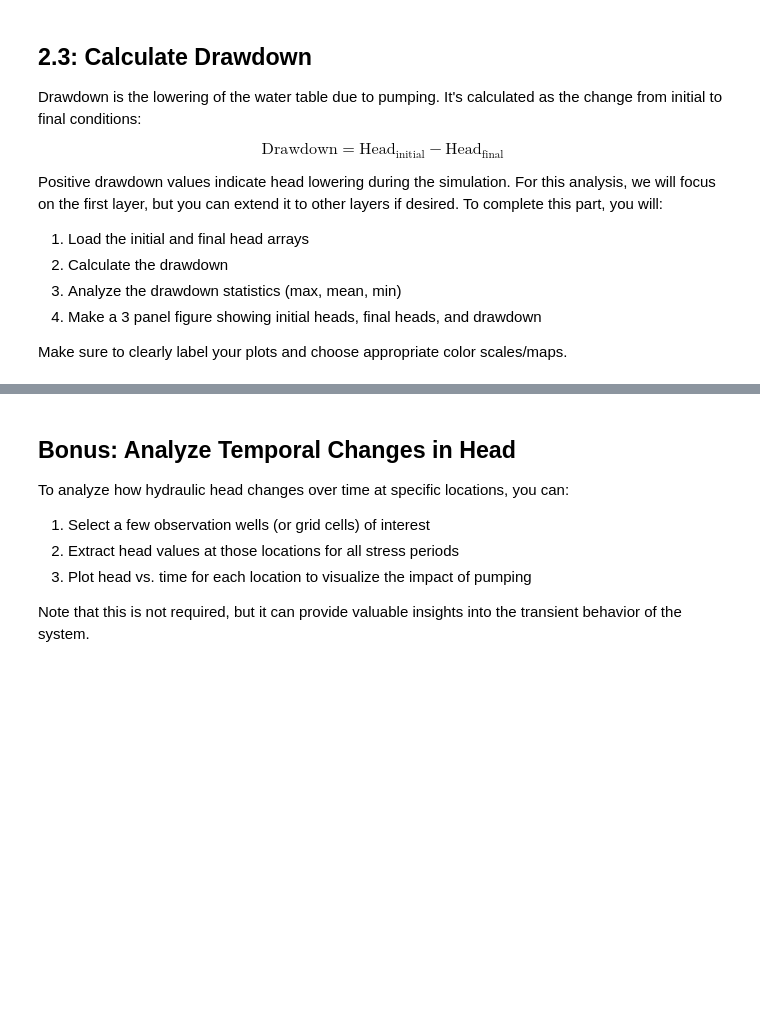
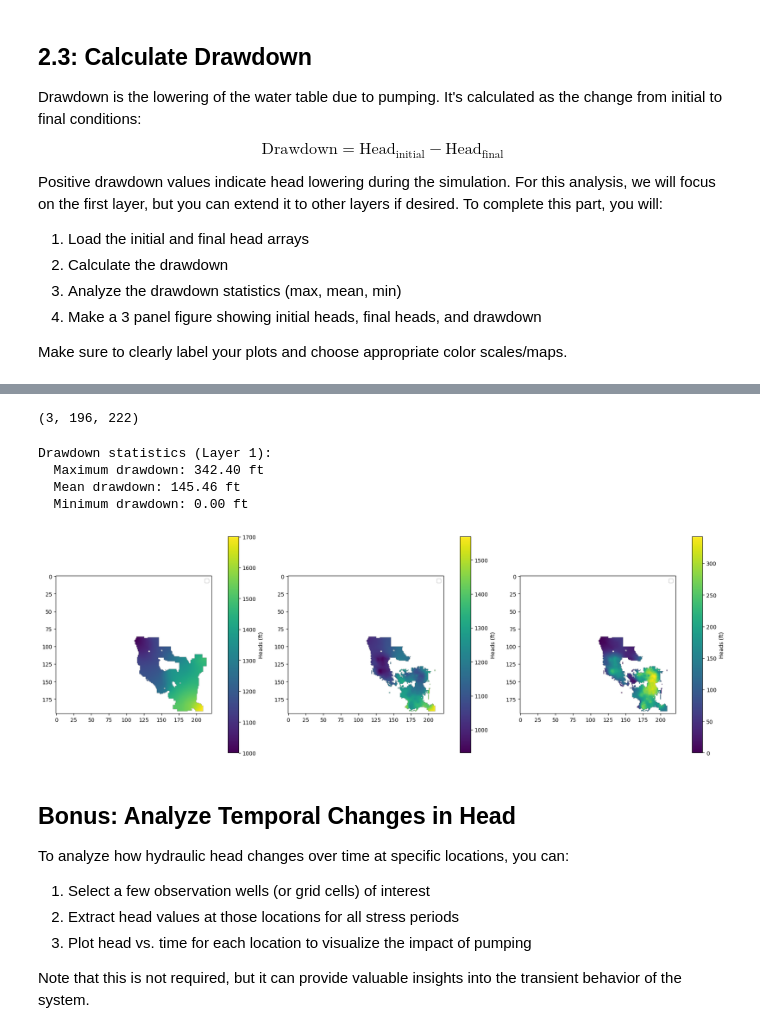
Before and after one commit to HWRS564-hydrogeologic-analysis/hwrs564a_course_materials_Askins, a Jupyter notebook: content_weekly/week_12/hw7/hw7_pinal_county_model.ipynb, the cells around one changed output, grey strips where cells are left out. Cells and saved outputs as stored; diff of their text form; code cells hidden in the pictures; blank space fills up the shorter version.

```diff
--- a/content_weekly/week_12/hw7/hw7_pinal_county_model.ipynb
+++ b/content_weekly/week_12/hw7/hw7_pinal_county_model.ipynb
@@ -203,10 +267,12 @@ Positive drawdown values indicate head lowering during the simulation. For this
 Make sure to clearly label your plots and choose appropriate color scales/maps.
 # %%
 # Path to head file
-hds_file = f'{model_input_dir}/Pinal.hds'
+#hds_file = f'{model_input_dir}/Pinal.hds'
 
 # TODO: Fill in the None parts here
 # Load head file
-hds = None
+hds = flopy.utils.HeadFile('../../../pinal_county_model/Pinal.hds')
 # Get the times - this will be used for loading initial and final heads
-times = None
+times = hds.get_times()
+# %%
+all_head = hds.get_alldata()
@@ -214,12 +284,12 @@ times = None
 # Get initial heads (first time step)
 missing_value = -999.00
 # TODO: Fill in the None parts here
-heads_initial = None
+heads_initial = all_head[0, :, :, :]
 heads_initial[heads_initial <= missing_value] = np.nan  # Replace missing values with NaN
 
 # Get final heads (last time step)
 # TODO: Fill in the None parts here
-heads_final = None
+heads_final = all_head[2316,:,:,:]
 heads_final[heads_final <= missing_value] = np.nan  # Replace missing values with NaN
 
 # Print array information - this should help you understand the structure of the head data
@@ -243,14 +331,49 @@ print(f"  Mean: {np.nanmean(heads_final[0, :, :]):.2f} ft")
+# %%
+heads_initial.shape
+# %% [output]
+(3, 196, 222)
 # %%
 # Calculate drawdown (positive = head lowering)
-drawdown = None
+drawdown = heads_initial-heads_final
 
 print(f"Drawdown statistics (Layer 1):")
 print(f"  Maximum drawdown: {np.nanmax(drawdown[0, :, :]):.2f} ft")
 print(f"  Mean drawdown: {np.nanmean(drawdown[0, :, :]):.2f} ft")
 print(f"  Minimum drawdown: {np.nanmin(drawdown[0, :, :]):.2f} ft")
 
 # TODO: Create the figure for plotting the drawdown - use appropriate size and titles
-fig, ax = None, None
+# Create 1 x 3 figure for plotting the individual layers
+# Use a figsize (18, 6) for decent visibility
+# TODO: Fill in the None parts here
+fig, axes = plt.subplots(1, 3, figsize=(18, 6))
+
+
+# TODO: Loop through each layer and plot
+# TODO: Fill in the None parts here
+for layer_to_plot in range(0,3):
+
+    # Plot K field as background first
+    ax = axes[layer_to_plot]
+    if layer_to_plot == 0:
+        im = ax.imshow(heads_initial[0],
+                    cmap='viridis')
+    elif layer_to_plot == 1:
+        im = ax.imshow(heads_final[0],
+                           cmap='viridis')
+    else:
+        im = ax.imshow(drawdown[0],
+                           cmap='viridis')
+    plt.colorbar(im, ax=ax, label='Heads (ft)', pad=0.08)
+
+    ax.legend(loc='upper right', fontsize=10, framealpha=0.95)
+
+plt.tight_layout()
+# %% [output]
+Drawdown statistics (Layer 1):
+  Maximum drawdown: 342.40 ft
+  Mean drawdown: 145.46 ft
+  Minimum drawdown: 0.00 ft
+[figure, added]
 # %% [markdown]
 ## Bonus: Analyze Temporal Changes in Head
 
```
Also changed, not shown: parts of 15 cells of this notebook.
